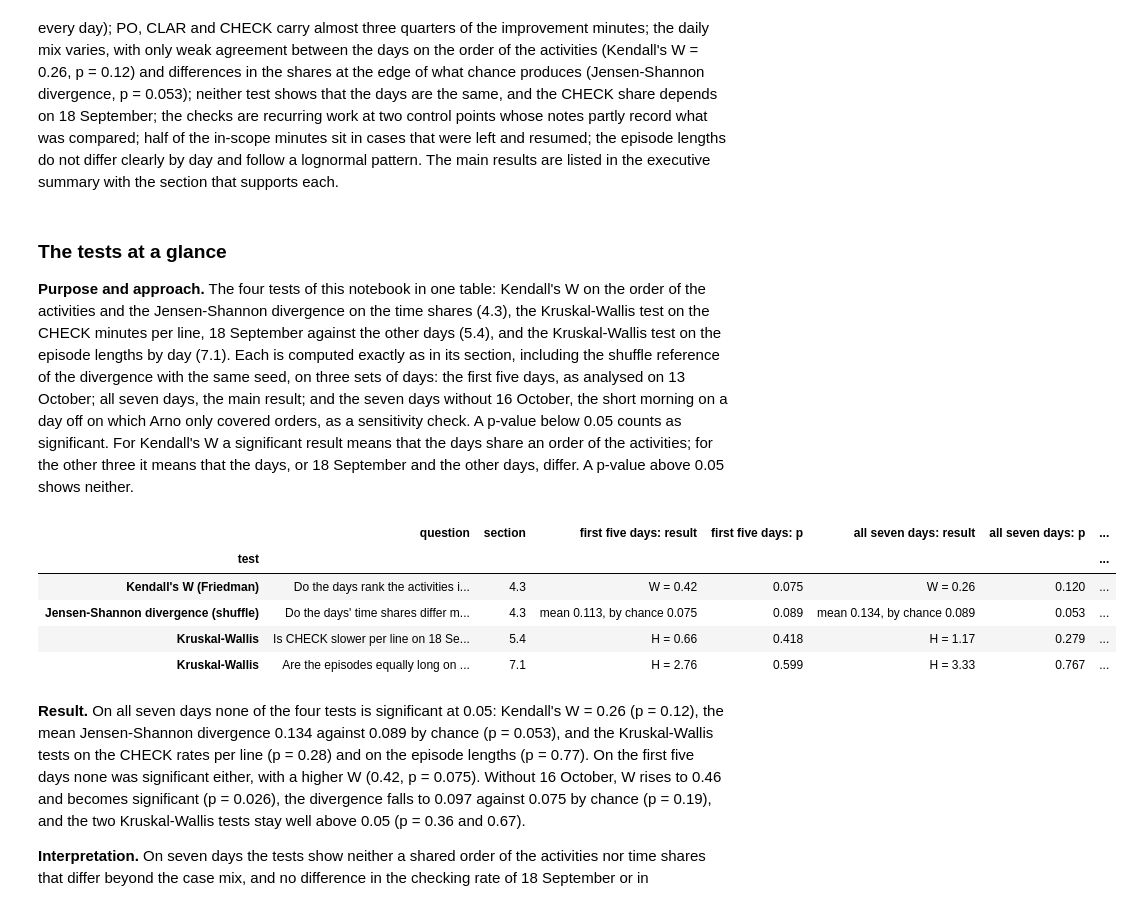
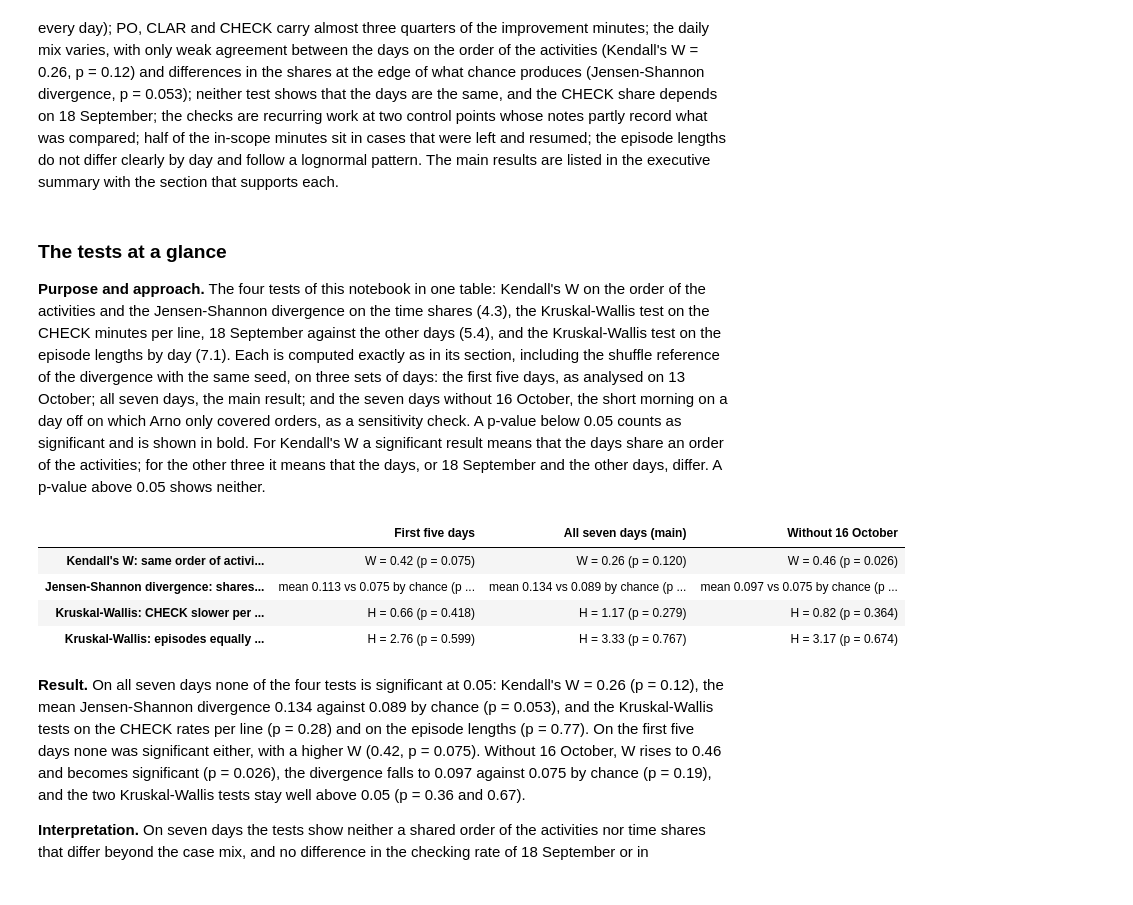
Before and after one commit to Luuuuuig/Bachelor-End-Project, a Jupyter notebook: Arno_Analysis_2026_10_02.ipynb, the cells around one changed output. Drawn from its saved outputs; the diff is of its cells as text; code cells hidden in the pictures.

Commit message:
Show the test table with one column per set of days
The table of the four tests now has one column per set of days (first five days, all
seven days, without 16 October), each cell giving the result with its p-value, the
question and section in the row label, left-aligned text and results with p below 0.05
in bold. The values are unchanged.

Co-Authored-By: Claude Opus 5.5 <noreply@anthropic.com>
Claude-Session: https://claude.ai/code/session_01YEH3oX37Md6QjkwAXxVgVu

```diff
--- a/Arno_Analysis_2026_10_02.ipynb
+++ b/Arno_Analysis_2026_10_02.ipynb
@@ -1315,56 +1315,56 @@ The note-based ledger rows, joined to the records
 # %% [markdown]
 ### The tests at a glance
 
-**Purpose and approach.** The four tests of this notebook in one table: Kendall's W on the order of the activities and the Jensen-Shannon divergence on the time shares (4.3), the Kruskal-Wallis test on the CHECK minutes per line, 18 September against the other days (5.4), and the Kruskal-Wallis test on the episode lengths by day (7.1). Each is computed exactly as in its section, including the shuffle reference of the divergence with the same seed, on three sets of days: the first five days, as analysed on 13 October; all seven days, the main result; and the seven days without 16 October, the short morning on a day off on which Arno only covered orders, as a sensitivity check. A p-value below 0.05 counts as significant. For Kendall's W a significant result means that the days share an order of the activities; for the other three it means that the days, or 18 September and the other days, differ. A p-value above 0.05 shows neither.
+**Purpose and approach.** The four tests of this notebook in one table: Kendall's W on the order of the activities and the Jensen-Shannon divergence on the time shares (4.3), the Kruskal-Wallis test on the CHECK minutes per line, 18 September against the other days (5.4), and the Kruskal-Wallis test on the episode lengths by day (7.1). Each is computed exactly as in its section, including the shuffle reference of the divergence with the same seed, on three sets of days: the first five days, as analysed on 13 October; all seven days, the main result; and the seven days without 16 October, the short morning on a day off on which Arno only covered orders, as a sensitivity check. A p-value below 0.05 counts as significant and is shown in bold. For Kendall's W a significant result means that the days share an order of the activities; for the other three it means that the days, or 18 September and the other days, differ. A p-value above 0.05 shows neither.
 # %%
 # The four tests at a glance: the first five days, all seven days, and the seven days without 16 October
 def test_results(day_set):
     """Kendall's W (4.3), the Jensen-Shannon shuffle test (4.3) and the two Kruskal-Wallis tests (5.4, 7.1) on the given days."""
     table = activity_table[day_set]                                    # activities x days, in-scope minutes
     friedman_days = stats.friedmanchisquare(*table.to_numpy())
     w = friedman_days.statistic / (table.shape[1] * (table.shape[0] - 1))
 
     keep = np.isin(case_day, day_set.to_numpy())                       # shuffle whole case-days between these days only
     minutes, labels = case_minutes[keep], case_day[keep]
     def mean_pair_jsd(day_labels):
         shares = np.vstack([minutes[day_labels == day].sum(axis=0) for day in day_set.to_numpy()])
         shares = shares / shares.sum(axis=1, keepdims=True)
         return np.mean([jsd(shares[i], shares[j]) for i in range(len(shares)) for j in range(i + 1, len(shares))])
     observed = mean_pair_jsd(labels)
     rng_days = np.random.default_rng(20261013)                          # the seed of 4.3
     by_chance = np.array([mean_pair_jsd(rng_days.permutation(labels)) for _ in range(10000)])
 
     rates = check_cases.loc[check_cases["date"].isin(day_set)]
     kw_rates = stats.kruskal(rates.loc[rates["date"].eq("2026-09-18"), "minutes_per_line"],
                              rates.loc[rates["date"].ne("2026-09-18"), "minutes_per_line"])
     kw_days = stats.kruskal(*[episodes.loc[episodes["date"].eq(day), "minutes"] for day in day_set])
     return [(f"W = {w:.2f}", friedman_days.pvalue),
-            (f"mean {observed:.3f}, by chance {np.median(by_chance):.3f}", (by_chance >= observed).mean()),
+            (f"mean {observed:.3f} vs {np.median(by_chance):.3f} by chance", (by_chance >= observed).mean()),
             (f"H = {kw_rates.statistic:.2f}", kw_rates.pvalue),
             (f"H = {kw_days.statistic:.2f}", kw_days.pvalue)]
 
-test_table = pd.DataFrame({
-    "test": ["Kendall's W (Friedman)", "Jensen-Shannon divergence (shuffle)", "Kruskal-Wallis", "Kruskal-Wallis"],
-    "question": ["Do the days rank the activities in the same order?",
-                 "Do the days' time shares differ more than the case mix explains?",
-                 "Is CHECK slower per line on 18 September than on the other days?",
-                 "Are the episodes equally long on each day?"],
-    "section": ["4.3", "4.3", "5.4", "7.1"]}).set_index("test")
-day_sets = {"first five days": day_index[:5], "all seven days": day_index,
-            "without 16 Oct": day_index[day_index != pd.Timestamp("2026-10-16")]}
+tests = ["Kendall's W: same order of activities? (4.3)",
+         "Jensen-Shannon divergence: shares differ more than chance? (4.3)",
+         "Kruskal-Wallis: CHECK slower per line on 18 September? (5.4)",
+         "Kruskal-Wallis: episodes equally long each day? (7.1)"]
+day_sets = {"First five days": day_index[:5], "All seven days (main)": day_index,
+            "Without 16 October": day_index[day_index != pd.Timestamp("2026-10-16")]}
+cells, significant = {}, {}
 for label, day_set in day_sets.items():
     results = test_results(day_set)
-    test_table[f"{label}: result"] = [result for result, p_value in results]
-    test_table[f"{label}: p"] = [round(p_value, 3) for result, p_value in results]
-with pd.option_context("display.max_colwidth", 70):
-    display(test_table)
+    cells[label] = [f"{result} (p\u00a0=\u00a0{p_value:.3f})" for result, p_value in results]   # p kept on one line
+    significant[label] = [p_value < 0.05 for result, p_value in results]
+test_table = pd.DataFrame(cells, index=tests)
+bold = pd.DataFrame(significant, index=tests).replace({True: "font-weight: bold", False: ""})   # p below 0.05 in bold
+display(test_table.style.apply(lambda _: bold, axis=None)
+        .set_properties(**{"text-align": "left"})
+        .set_table_styles([{"selector": "th", "props": [("text-align", "left")]}]))
 # %% [output]
-|  | question | section | first five days: result | first five days: p | all seven days: result | all seven days: p | ... |
-| test |  |  |  |  |  |  | ... |
-| Kendall's W (Friedman) | Do the days rank the activities i... | 4.3 | W = 0.42 | 0.075 | W = 0.26 | 0.120 | ... |
-| Jensen-Shannon divergence (shuffle) | Do the days' time shares differ m... | 4.3 | mean 0.113, by chance 0.075 | 0.089 | mean 0.134, by chance 0.089 | 0.053 | ... |
-| Kruskal-Wallis | Is CHECK slower per line on 18 Se... | 5.4 | H = 0.66 | 0.418 | H = 1.17 | 0.279 | ... |
-| Kruskal-Wallis | Are the episodes equally long on ... | 7.1 | H = 2.76 | 0.599 | H = 3.33 | 0.767 | ... |
+|  | First five days | All seven days (main) | Without 16 October |
+| Kendall's W: same order of activi... | W = 0.42 (p = 0.075) | W = 0.26 (p = 0.120) | W = 0.46 (p = 0.026) |
+| Jensen-Shannon divergence: shares... | mean 0.113 vs 0.075 by chance (p ... | mean 0.134 vs 0.089 by chance (p ... | mean 0.097 vs 0.075 by chance (p ... |
+| Kruskal-Wallis: CHECK slower per ... | H = 0.66 (p = 0.418) | H = 1.17 (p = 0.279) | H = 0.82 (p = 0.364) |
+| Kruskal-Wallis: episodes equally ... | H = 2.76 (p = 0.599) | H = 3.33 (p = 0.767) | H = 3.17 (p = 0.674) |
 # %% [markdown]
 **Result.** On all seven days none of the four tests is significant at 0.05: Kendall's W = 0.26 (p = 0.12), the mean Jensen-Shannon divergence 0.134 against 0.089 by chance (p = 0.053), and the Kruskal-Wallis tests on the CHECK rates per line (p = 0.28) and on the episode lengths (p = 0.77). On the first five days none was significant either, with a higher W (0.42, p = 0.075). Without 16 October, W rises to 0.46 and becomes significant (p = 0.026), the divergence falls to 0.097 against 0.075 by chance (p = 0.19), and the two Kruskal-Wallis tests stay well above 0.05 (p = 0.36 and 0.67).
 
```
